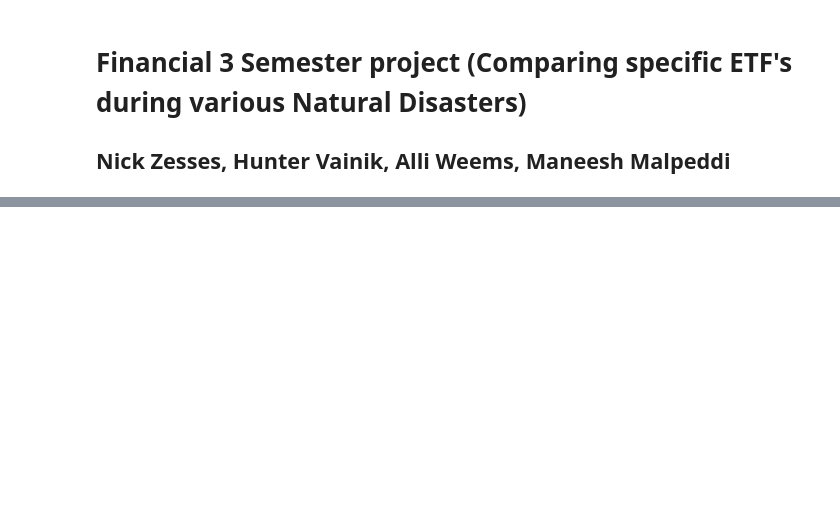
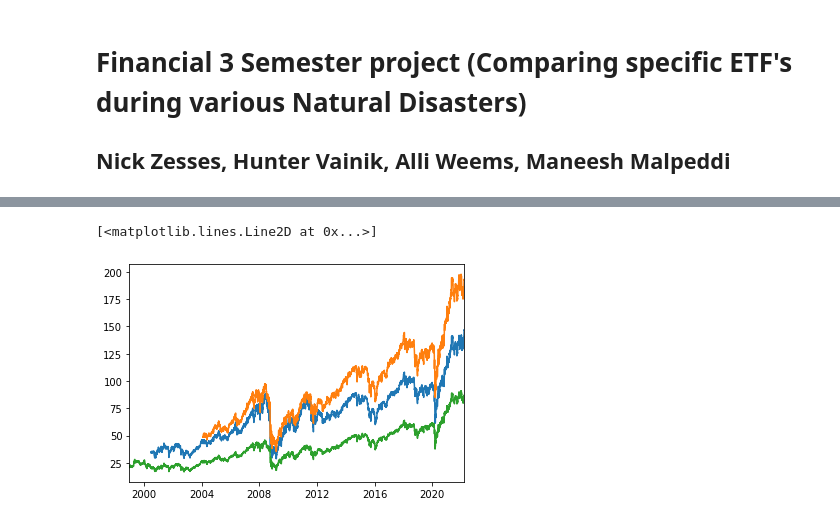
Before and after one commit to zessesni/CMSE202Financial3, a Jupyter notebook: CMSE202Financial3project.ipynb, the cells around one changed output, grey strips where cells are left out. Drawn from its saved outputs; the diff is of its cells as text; code cells hidden in the pictures; blank space fills up the shorter version.

```diff
--- a/CMSE202Financial3project.ipynb
+++ b/CMSE202Financial3project.ipynb
@@ -17,0 +43,11 @@ import sklearn as skl
+# %%
+iymx =  [dt.datetime.strptime(d,'%Y-%m-%d').date() for d in iym.iloc[:,0]]
+vawx = [dt.datetime.strptime(d,'%Y-%m-%d').date() for d in vaw.iloc[:,0]]
+xlbx =  [dt.datetime.strptime(d,'%Y-%m-%d').date() for d in xlb.iloc[:,0]]
+plt.margins(x=0)
+plt.plot(iymx,iym['Open'])
+plt.plot(vawx,vaw['Open'])
+plt.plot(xlbx,xlb['Open'])
+# %% [output]
+[<matplotlib.lines.Line2D at 0x...>]
+[figure, added]
```
Also changed, not shown: parts of 3 cells of this notebook.
